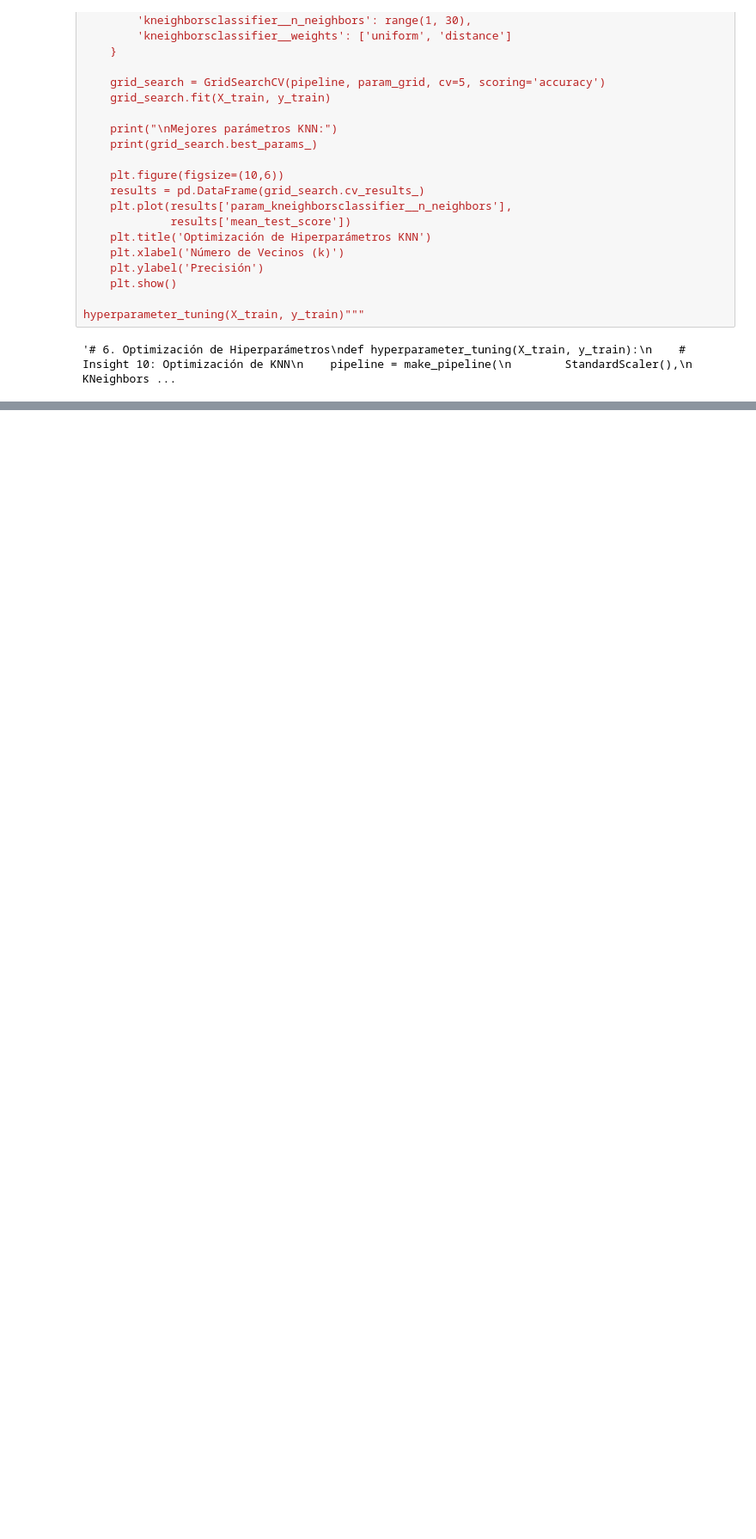
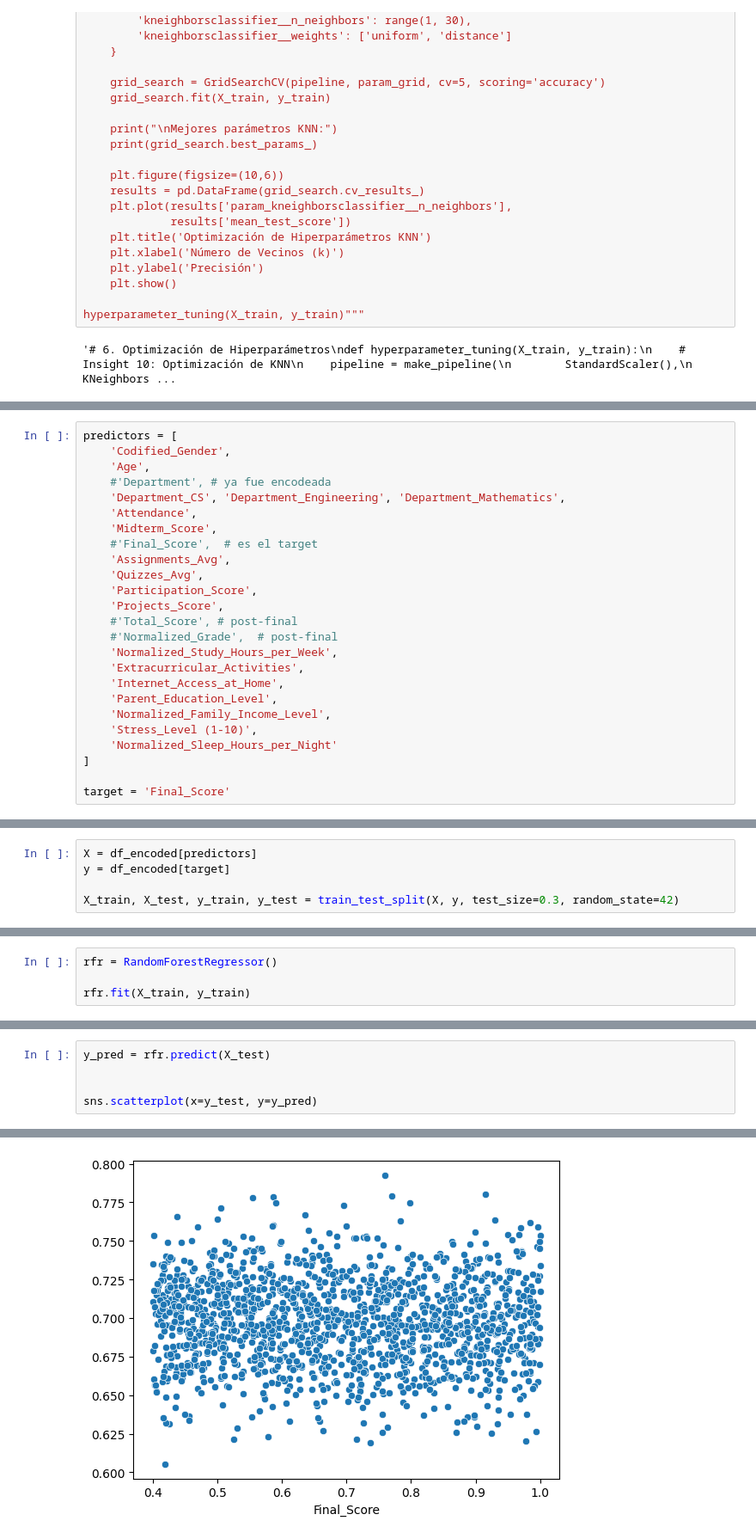
Before and after one commit to Javier-Etcheto/AprMaqI, a Jupyter notebook: TP.ipynb, the cells around one changed output, grey strips where cells are left out. Shown at 86% size. Saved outputs shown, nothing was run; the diff lists cells and outputs as text; blank space fills up the shorter version.

Commit message:
Testeando posibles targets

```diff
--- a/TP.ipynb
+++ b/TP.ipynb
@@ -501,0 +589,25 @@ hyperparameter_tuning(X_train, y_train)"""
+# %%
+predictors = [
+    'Codified_Gender',
+    'Age',
+    #'Department', # ya fue encodeada
+    'Department_CS', 'Department_Engineering', 'Department_Mathematics',
+    'Attendance',
+    'Midterm_Score',
+    #'Final_Score',  # es el target
+    'Assignments_Avg',
+    'Quizzes_Avg',
+    'Participation_Score',
+    'Projects_Score',
+    #'Total_Score', # post-final
+    #'Normalized_Grade',  # post-final
+    'Normalized_Study_Hours_per_Week',
+    'Extracurricular_Activities',
+    'Internet_Access_at_Home',
+    'Parent_Education_Level',
+    'Normalized_Family_Income_Level',
+    'Stress_Level (1-10)',
+    'Normalized_Sleep_Hours_per_Night'
+]
+
+target = 'Final_Score'
@@ -501,0 +618,5 @@ hyperparameter_tuning(X_train, y_train)"""
+# %%
+X = df_encoded[predictors]
+y = df_encoded[target]
+
+X_train, X_test, y_train, y_test = train_test_split(X, y, test_size=0.3, random_state=42)
@@ -501,0 +663,4 @@ hyperparameter_tuning(X_train, y_train)"""
+# %%
+rfr = RandomForestRegressor()
+
+rfr.fit(X_train, y_train)
@@ -501,0 +669,6 @@ hyperparameter_tuning(X_train, y_train)"""
+# %%
+y_pred = rfr.predict(X_test)
+
+
+sns.scatterplot(x=y_test, y=y_pred)
+# %% [output]
@@ -501,0 +676 @@ hyperparameter_tuning(X_train, y_train)"""
+[figure, added]
```
Also changed, not shown: parts of 45 cells of this notebook.
